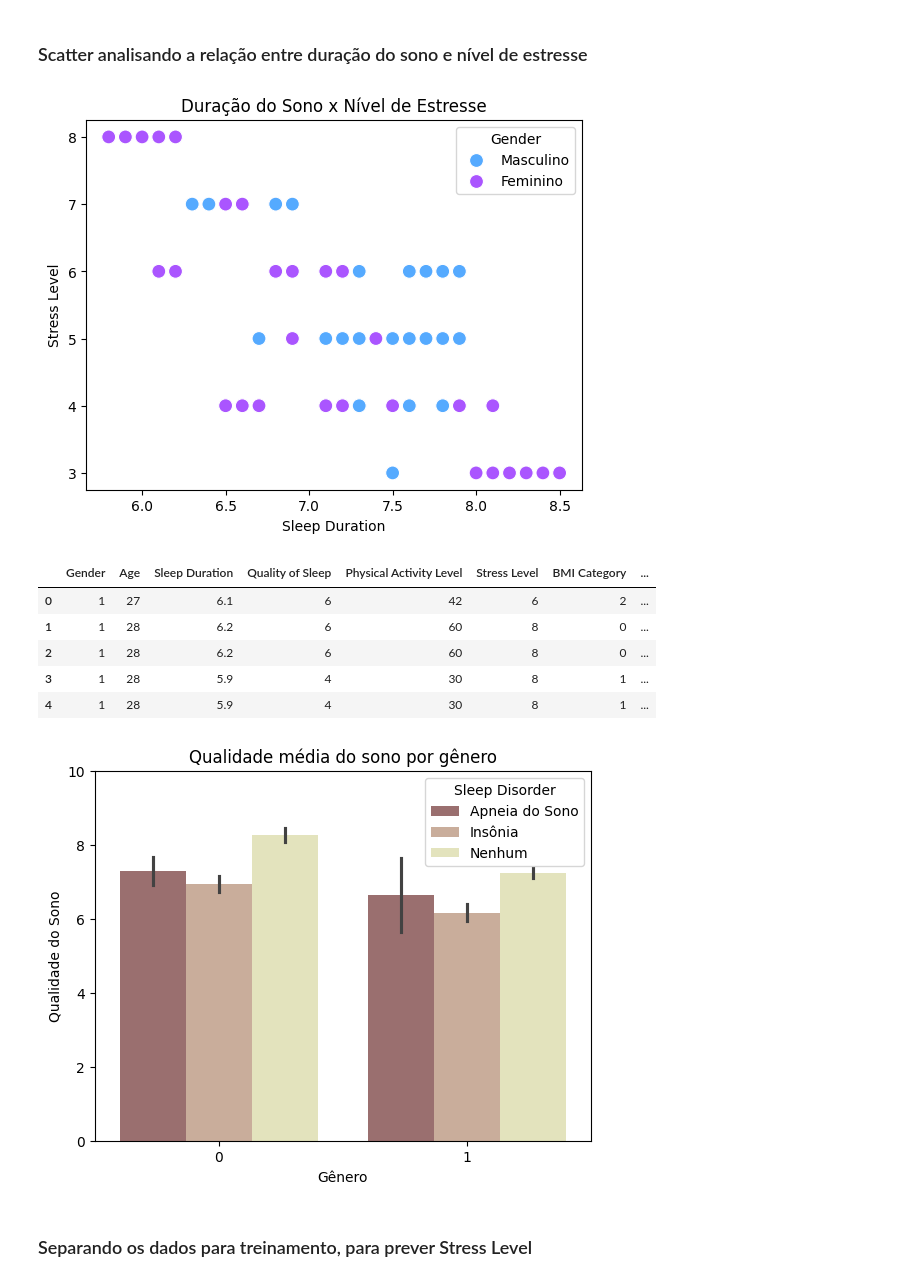
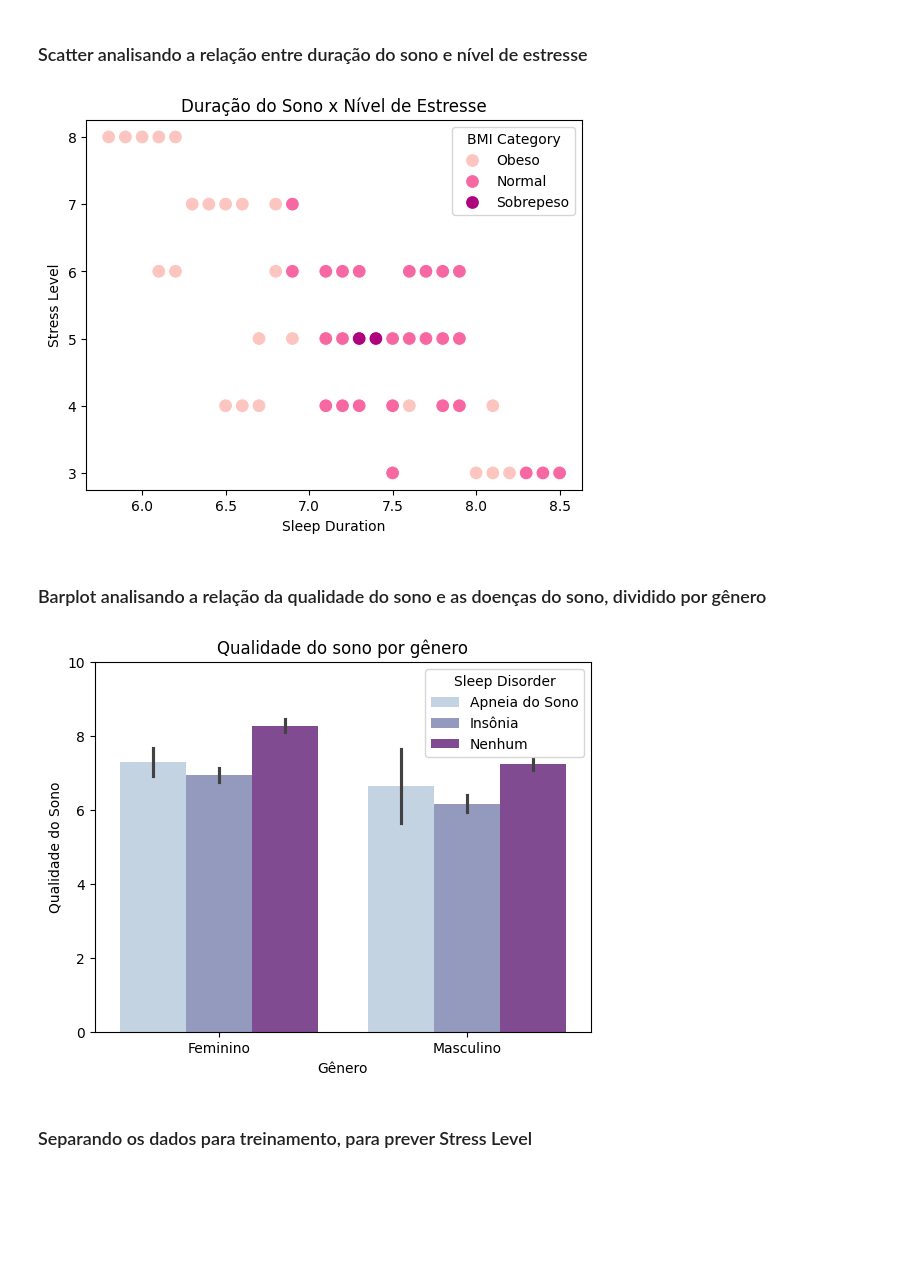
Before and after one commit to jheni1e/IA-Machine-Learning, a Jupyter notebook: 05. Machine Learning Exercise.ipynb, the cells around one changed output. Cells and saved outputs as stored; diff of their text form; code cells hidden in the pictures; blank space fills up the shorter version.

Commit message:
color palettes changed

```diff
--- a/05. Machine Learning Exercise.ipynb
+++ b/05. Machine Learning Exercise.ipynb
@@ -63,32 +53,26 @@ sns.heatmap(df.corr(), annot=True, cmap='icefire')
 # %% [markdown]
 ### Scatter analisando a relação entre duração do sono e nível de estresse
 # %%
-map_gender = {0: "Feminino", 1: "Masculino"}
+map_bmi = {0: "Normal", 1: "Sobrepeso", 2: "Obeso"}
 
-sns.scatterplot(data=df, x='Sleep Duration', y='Stress Level', hue=df['Gender'].map(map_gender), palette="cool", s=100)
+sns.scatterplot(data=df, x='Sleep Duration', y='Stress Level', hue=df['BMI Category'].map(map_bmi), palette="RdPu", s=100)
 plt.title('Duração do Sono x Nível de Estresse')
 plt.show()
 # %% [output]
-[figure, old version]
+[figure, new version]
-# %%
-df.head()
-# %% [output]
-|  | Gender | Age | Sleep Duration | Quality of Sleep | Physical Activity Level | Stress Level | BMI Category | ... |
-| 0 | 1 | 27 | 6.1 | 6 | 42 | 6 | 2 | ... |
-| 1 | 1 | 28 | 6.2 | 6 | 60 | 8 | 0 | ... |
-| 2 | 1 | 28 | 6.2 | 6 | 60 | 8 | 0 | ... |
-| 3 | 1 | 28 | 5.9 | 4 | 30 | 8 | 1 | ... |
-| 4 | 1 | 28 | 5.9 | 4 | 30 | 8 | 1 | ... |
+# %% [markdown]
+### Barplot analisando a relação da qualidade do sono e as doenças do sono, dividido por gênero
 # %%
-sns.barplot(data=df, x='Gender', y='Quality of Sleep', hue=df['Sleep Disorder'].map(map_disorders), palette="pink")
+sns.barplot(data=df, x='Gender', y='Quality of Sleep', hue=df['Sleep Disorder'].map(map_disorders), palette="BuPu")
 
-plt.title('Qualidade média do sono por gênero')
+plt.title('Qualidade do sono por gênero')
 plt.ylabel('Qualidade do Sono')
 plt.xlabel('Gênero')
+plt.xticks([0, 1], ['Feminino', 'Masculino'])
 plt.ylim(0, 10)
 plt.show()
 # %% [output]
-[figure, old version]
+[figure, new version]
 # %% [markdown]
 ### Separando os dados para treinamento, para prever Stress Level
 # %%
```
Also changed, not shown: parts of 9 cells of this notebook.
